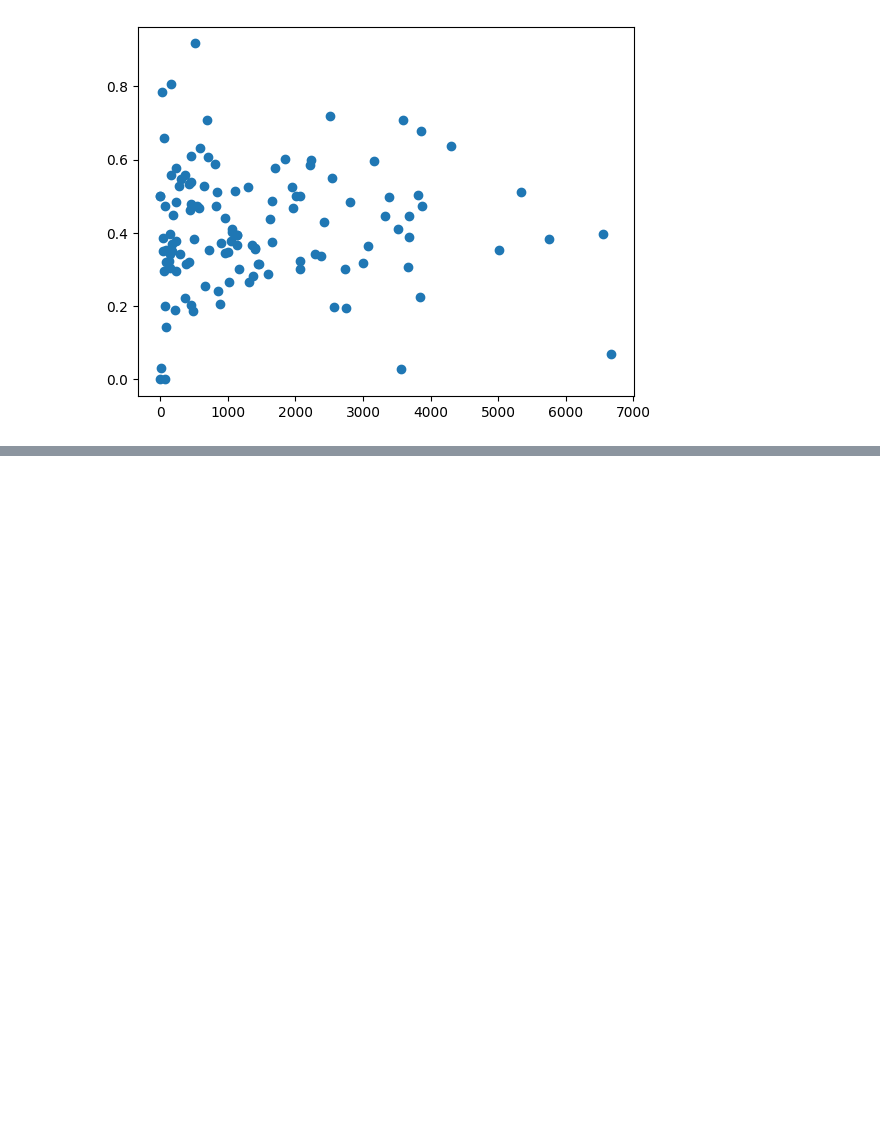
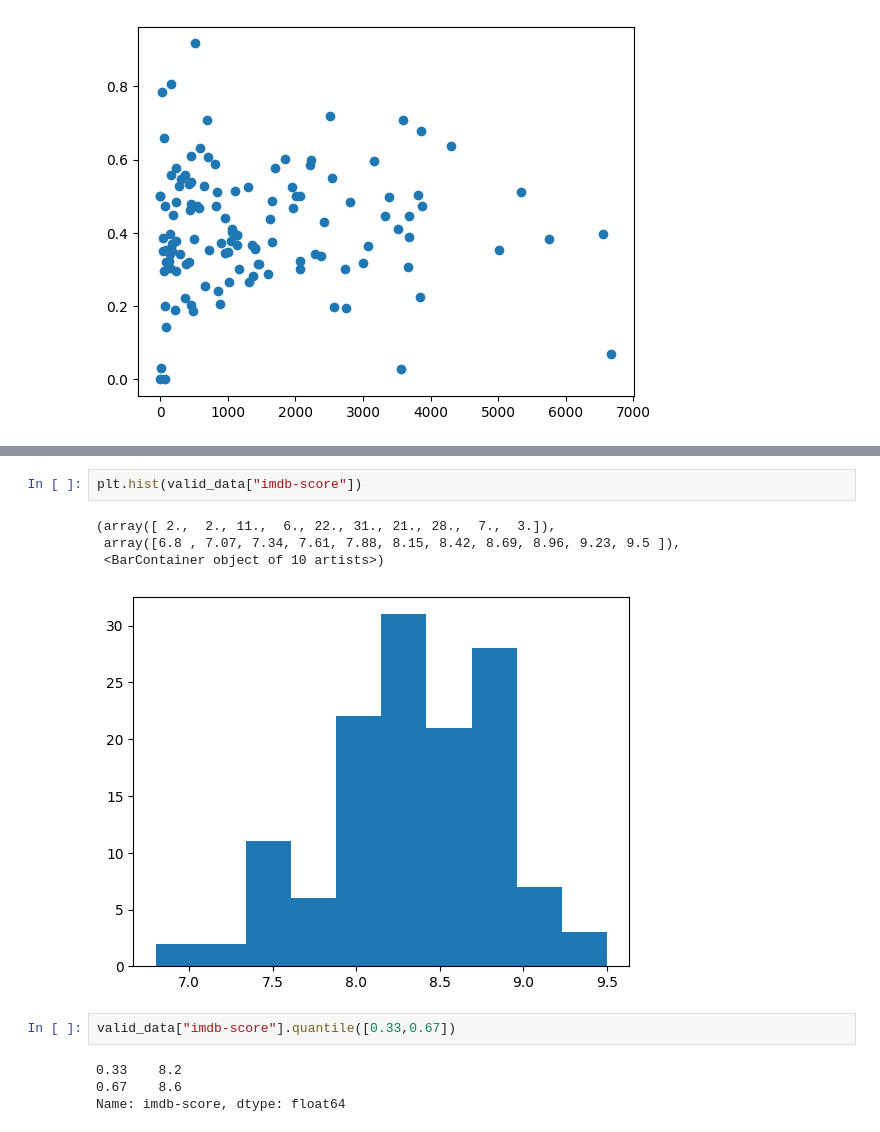
Before and after one commit to DanielBarabas/prog2_3rd_assignment_group, a Jupyter notebook: abrak.ipynb, the cells around one changed output, grey strips where cells are left out. Drawn from its saved outputs; the diff is of its cells as text; blank space fills up the shorter version.

```diff
--- a/abrak.ipynb
+++ b/abrak.ipynb
@@ -47,3 +53,16 @@ valid_data.loc[valid_data["nodes"]>1000]
 | 7 | bones | 1720.0 | 2509.0 | 35 | Bones | 7.8 | 174271 | Bones Wiki | ... |
 | 8 | house | 1513.0 | 5005.0 | 33 | House | 8.7 | 503036 | House Wiki | ... |
 | 9 | familyguy | 1321.0 | 2541.0 | 8 | Family Guy | 8.2 | 361387 | Family Guy Wiki | ... |
+# %%
+plt.hist(valid_data["imdb-score"])
+# %% [output]
+(array([ 2.,  2., 11.,  6., 22., 31., 21., 28.,  7.,  3.]),
+ array([6.8 , 7.07, 7.34, 7.61, 7.88, 8.15, 8.42, 8.69, 8.96, 9.23, 9.5 ]),
+ <BarContainer object of 10 artists>)
+[figure, added]
+# %%
+valid_data["imdb-score"].quantile([0.33,0.67])
+# %% [output]
+0.33    8.2
+0.67    8.6
+Name: imdb-score, dtype: float64
```
Also changed, not shown: parts of 8 cells of this notebook, 1 other file.
